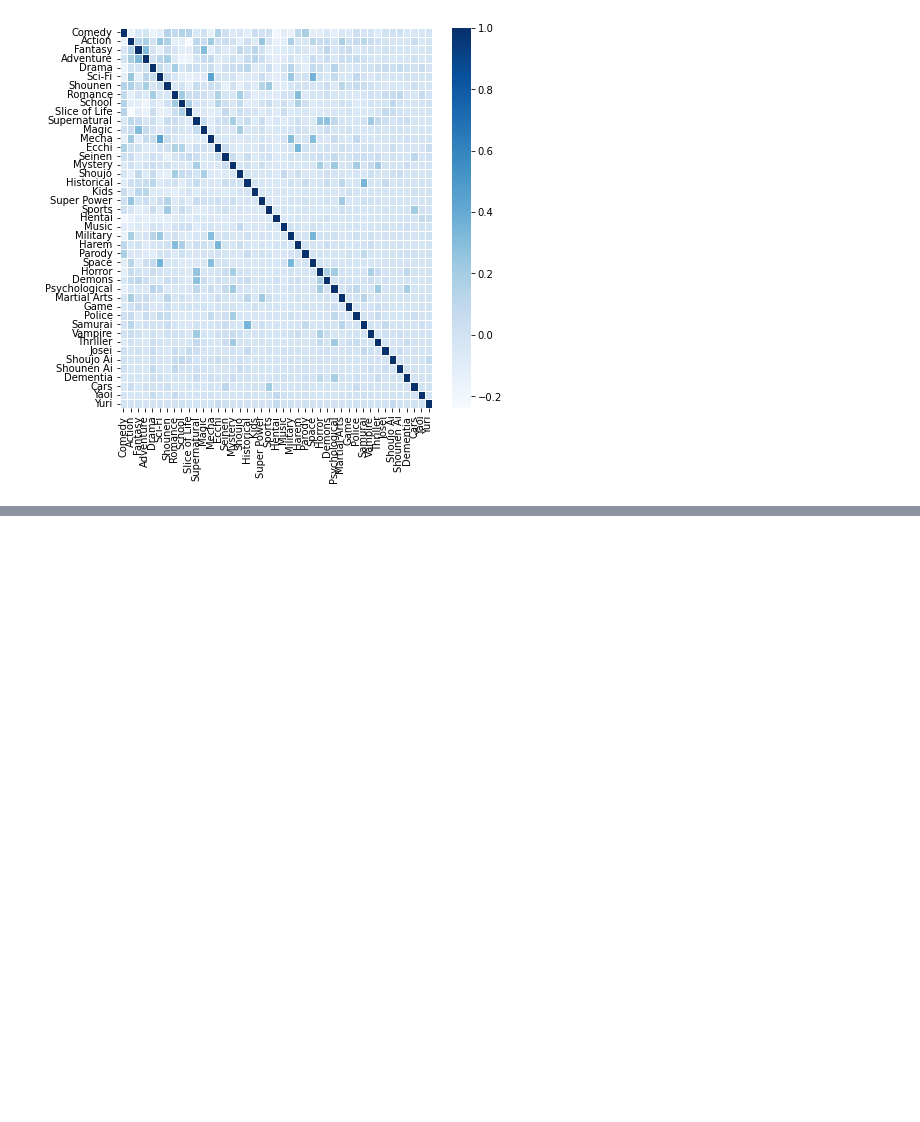
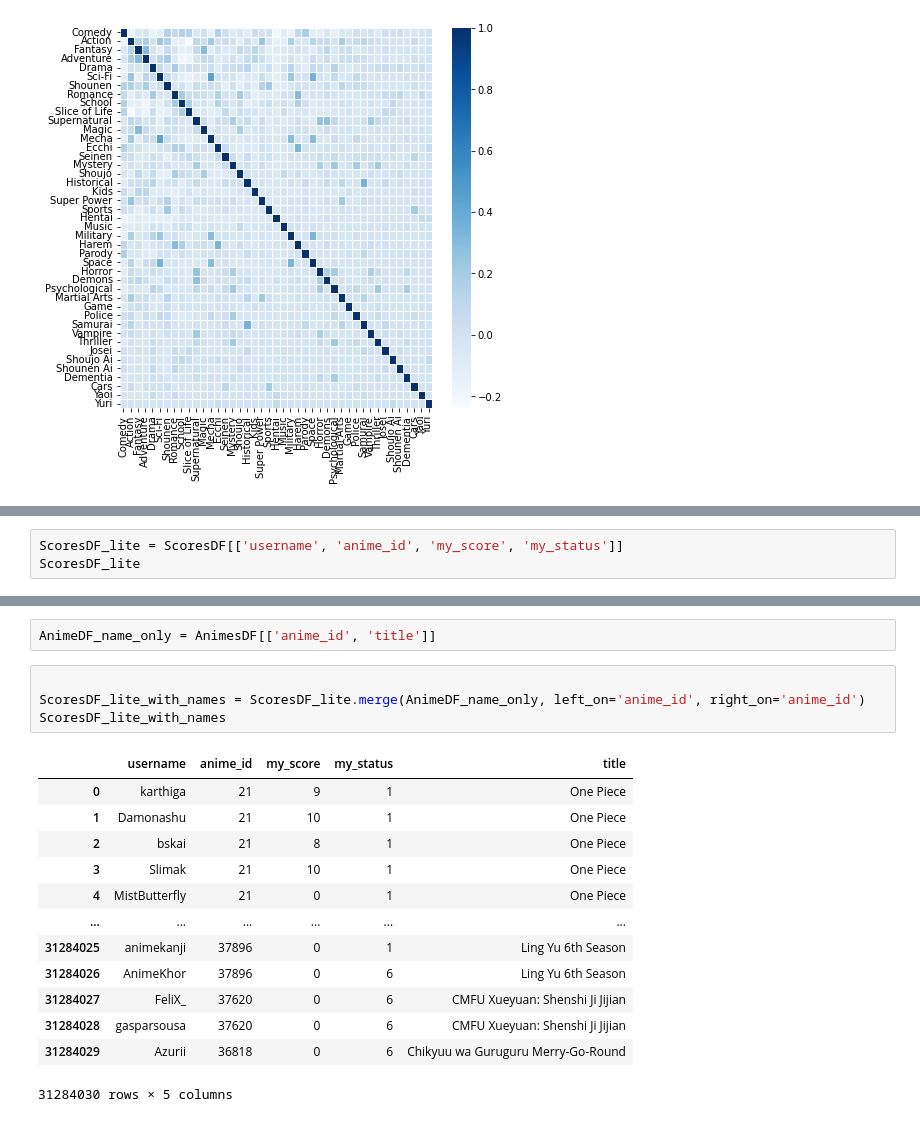
Before and after one commit to HWaiChan/anime-ml, a Jupyter notebook: data-visualisation.ipynb, the cells around one changed output, grey strips where cells are left out. Cells and saved outputs as stored; diff of their text form; blank space fills up the shorter version.

```diff
--- a/data-visualisation.ipynb
+++ b/data-visualisation.ipynb
@@ -104,0 +123,3 @@ plt.show()
+# %%
+ScoresDF_lite = ScoresDF[['username', 'anime_id', 'my_score', 'my_status']]
+ScoresDF_lite
@@ -104,0 +147,20 @@ plt.show()
+# %%
+AnimeDF_name_only = AnimesDF[['anime_id', 'title']]
+# %%
+
+ScoresDF_lite_with_names = ScoresDF_lite.merge(AnimeDF_name_only, left_on='anime_id', right_on='anime_id')
+ScoresDF_lite_with_names
+# %% [output]
+|  | username | anime_id | my_score | my_status | title |
+| 0 | karthiga | 21 | 9 | 1 | One Piece |
+| 1 | Damonashu | 21 | 10 | 1 | One Piece |
+| 2 | bskai | 21 | 8 | 1 | One Piece |
+| 3 | Slimak | 21 | 10 | 1 | One Piece |
+| 4 | MistButterfly | 21 | 0 | 1 | One Piece |
+| ... | ... | ... | ... | ... | ... |
+| 31284025 | animekanji | 37896 | 0 | 1 | Ling Yu 6th Season |
+| 31284026 | AnimeKhor | 37896 | 0 | 6 | Ling Yu 6th Season |
+| 31284027 | FeliX_ | 37620 | 0 | 6 | CMFU Xueyuan: Shenshi Ji Jijian |
+| 31284028 | gasparsousa | 37620 | 0 | 6 | CMFU Xueyuan: Shenshi Ji Jijian |
+| 31284029 | Azurii | 36818 | 0 | 6 | Chikyuu wa Guruguru Merry-Go-Round |
+31284030 rows × 5 columns
```
Also changed, not shown: parts of 14 cells of this notebook.
